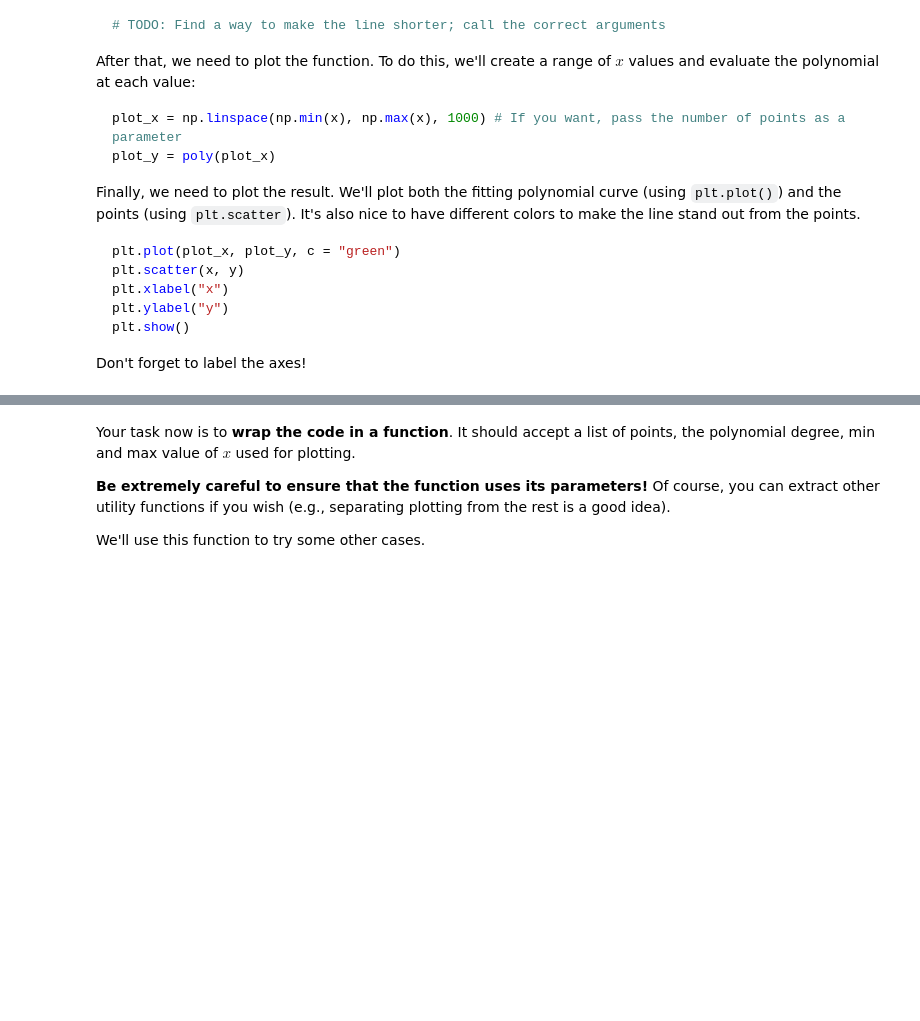
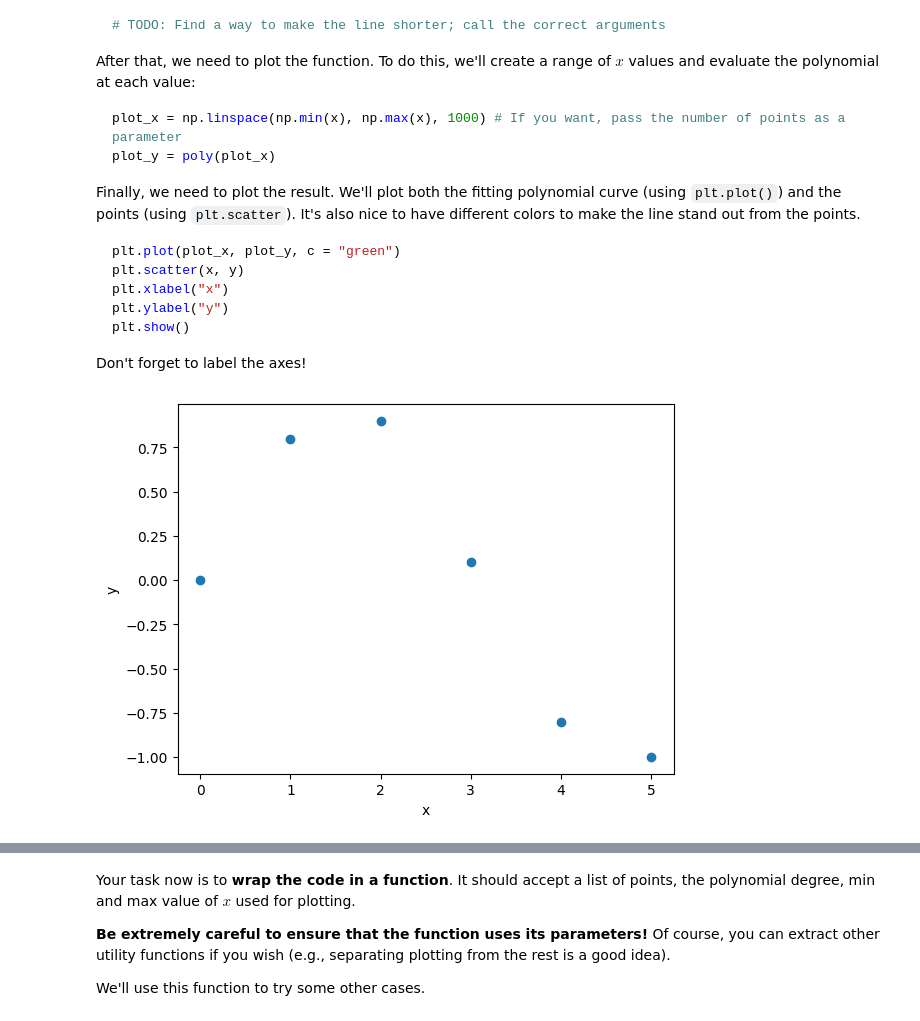
Before and after one commit to plamensve/Math-concepts-for-Developers---2026, a Jupyter notebook: 02_linear_algebra/plamen_svetoslavov/exercise/Linear-Algebra-Exercise.ipynb, the cells around one changed output, grey strips where cells are left out. Saved outputs shown, nothing was run; the diff lists cells and outputs as text; code cells hidden in the pictures; blank space fills up the shorter version.

```diff
--- a/02_linear_algebra/plamen_svetoslavov/exercise/Linear-Algebra-Exercise.ipynb
+++ b/02_linear_algebra/plamen_svetoslavov/exercise/Linear-Algebra-Exercise.ipynb
@@ -64,0 +63,11 @@ Don't forget to label the axes!
+# %%
+points = np.array([(0, 0), (1, 0.8), (2, 0.9), (3, 0.1), (4, -0.8), (5, -1.0)])
+x = points[:, 0]
+y = points[:, 1]
+# %%
+plt.scatter(x, y)
+plt.xlabel('x')
+plt.ylabel('y')
+plt.show()
+# %% [output]
+[figure, added]
```
Also changed, not shown: parts of 4 cells of this notebook.
